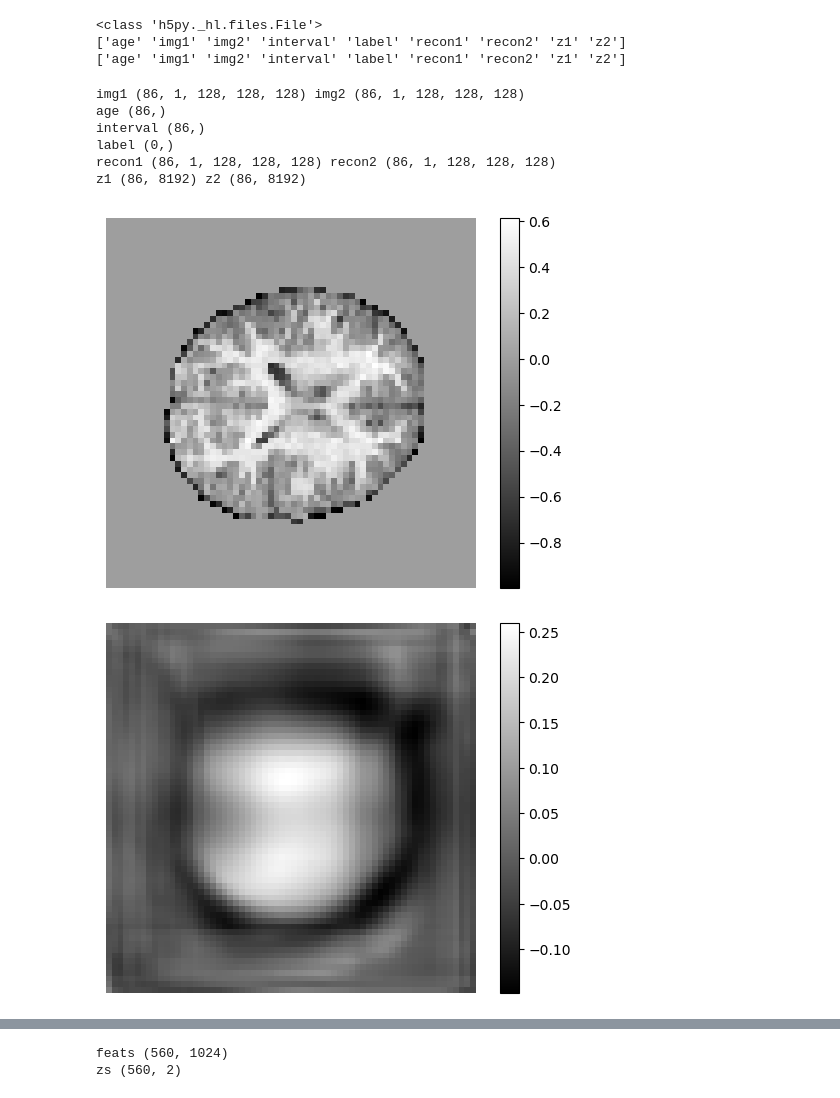
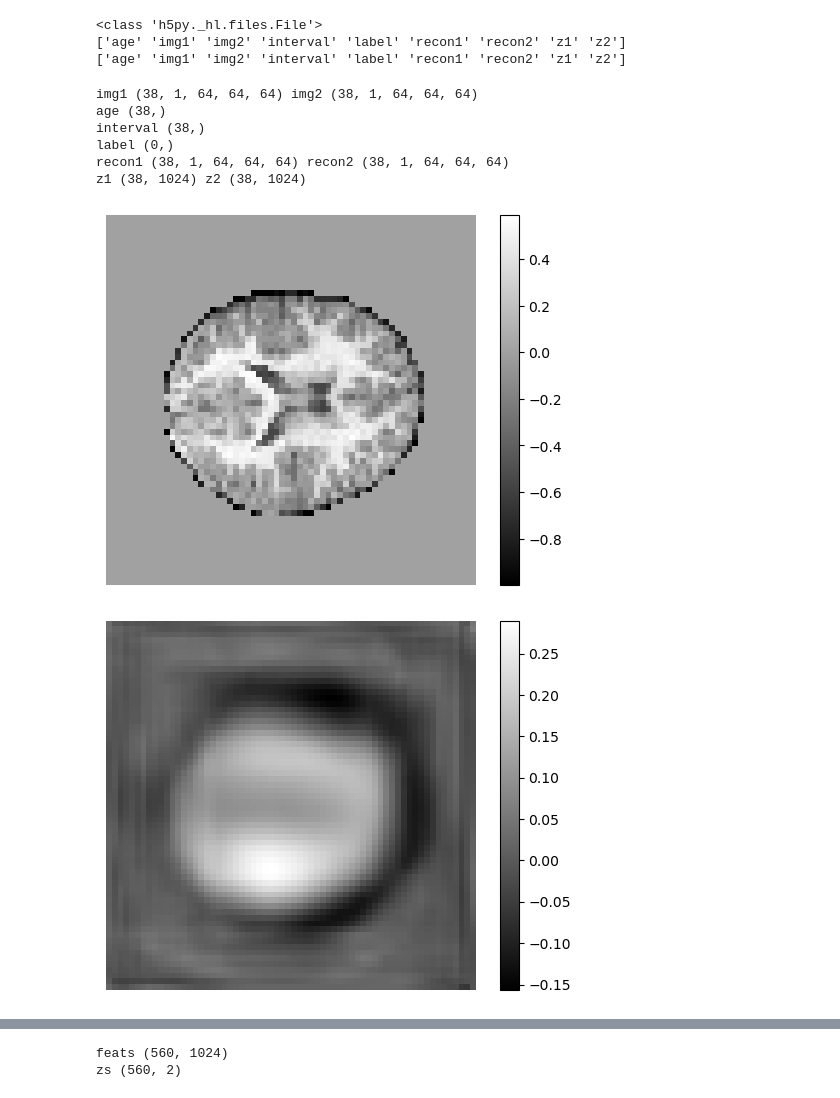
Before and after one commit to Andjelaaaa/longitudinal-neighbourhood-embedding, a Jupyter notebook: src/visualization.ipynb, the cells around one changed output, grey strips where cells are left out. Cells and saved outputs as stored; diff of their text form; code cells hidden in the pictures.

```diff
--- a/src/visualization.ipynb
+++ b/src/visualization.ipynb
@@ -180,7 +180,8 @@ val (38, 5)
 # %%
 # ckpt_path = '/media/andjela/SeagatePor1/LSSL/data/CP/LSP/'
 ckpt_path = '/home/andjela/Documents/longitudinal-neighbourhood-embedding/ckpt/CP/LSP/'
-time_label = '2023_6_14_16_57' #ls=8192, bs=16, uncrop_128, aug
+# time_label = '2023_6_14_16_57' #ls=8192, bs=16, uncrop_128, aug
+time_label = '2023_6_19_15_1' #ls=1024, bs=16, uncrop_64, aug
 # time_label = '2023_6_15_11_54' #ls=1024, bs=16, uncrop_64, no aug
 # time_label = '2023_6_5_11_51'  # ls=1024, bs=64
 # time_label = '2023_6_8_14_6'  # ls=1024, bs=16
@@ -214,29 +215,29 @@ z_1 = np.array(data['z1'])
 z_2 = np.array(data['z2'])
 print('z1', z_1.shape, 'z2', z_2.shape)
 # %% [output]
-img1 (86, 1, 128, 128, 128) img2 (86, 1, 128, 128, 128)
-age (86,)
-interval (86,)
+img1 (38, 1, 64, 64, 64) img2 (38, 1, 64, 64, 64)
+age (38,)
+interval (38,)
 label (0,)
-recon1 (86, 1, 128, 128, 128) recon2 (86, 1, 128, 128, 128)
-z1 (86, 8192) z2 (86, 8192)
+recon1 (38, 1, 64, 64, 64) recon2 (38, 1, 64, 64, 64)
+z1 (38, 1024) z2 (38, 1024)
 # %%
 # Extract the slice from the image data
 slice_index = 32
-sub_index = 80
+sub_index = 30
 slice_data_img = np.squeeze(img_1)[sub_index, :, :, slice_index]
 slice_data_recon = np.squeeze(recon_1)[sub_index, :, :, slice_index]
 # Plot the slice using Matplotlib
 plt.imshow(slice_data_img, cmap='gray')
 plt.colorbar()
 plt.axis('off')
 plt.show()
 plt.imshow(slice_data_recon, cmap='gray')
 plt.colorbar()
 plt.axis('off')
 plt.show()
 # %% [output]
-[figure, old version]
+[figure, new version]
-[figure, old version]
+[figure, new version]
 # %%
 # Extract the slice from the image data
```
Also changed, not shown: parts of 13 cells of this notebook, 4 other files.
